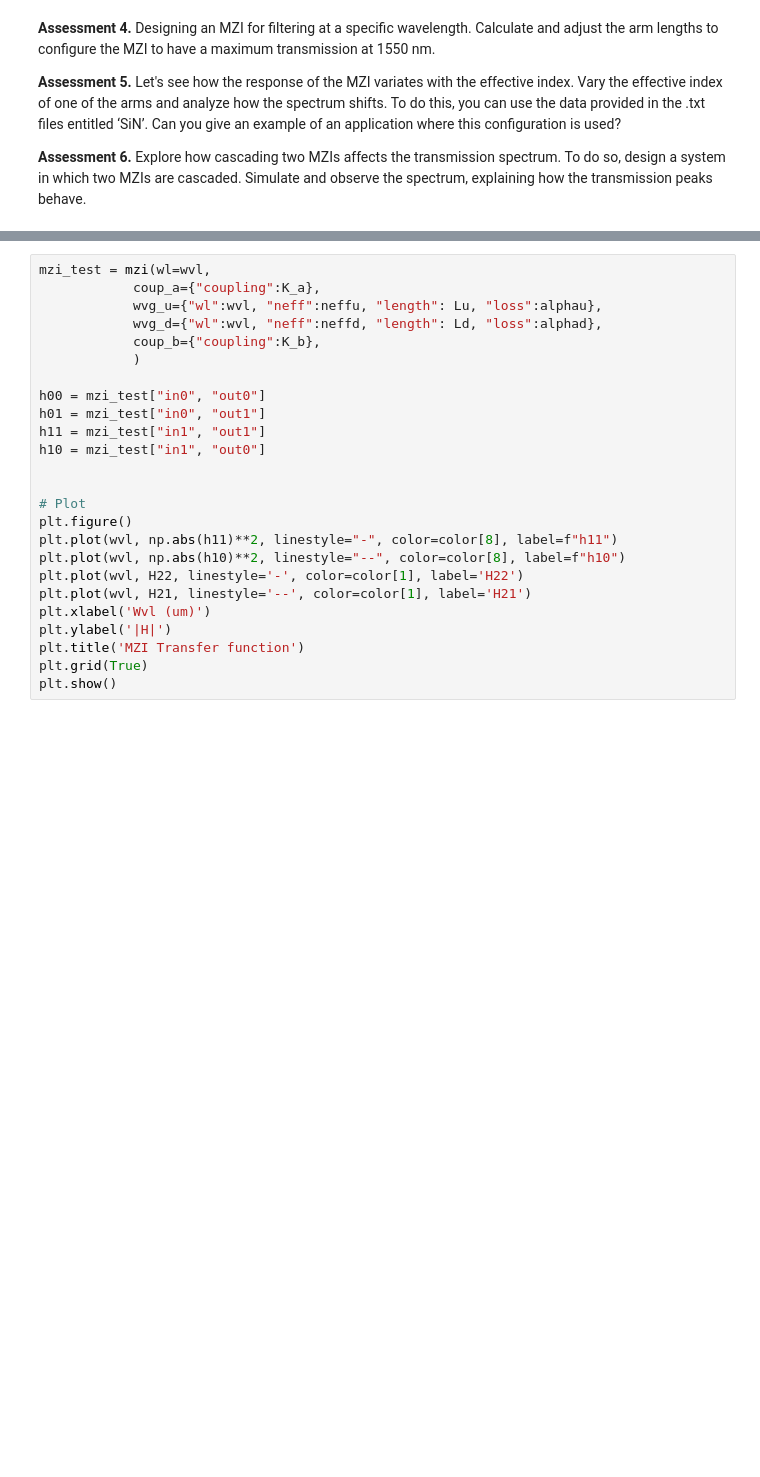
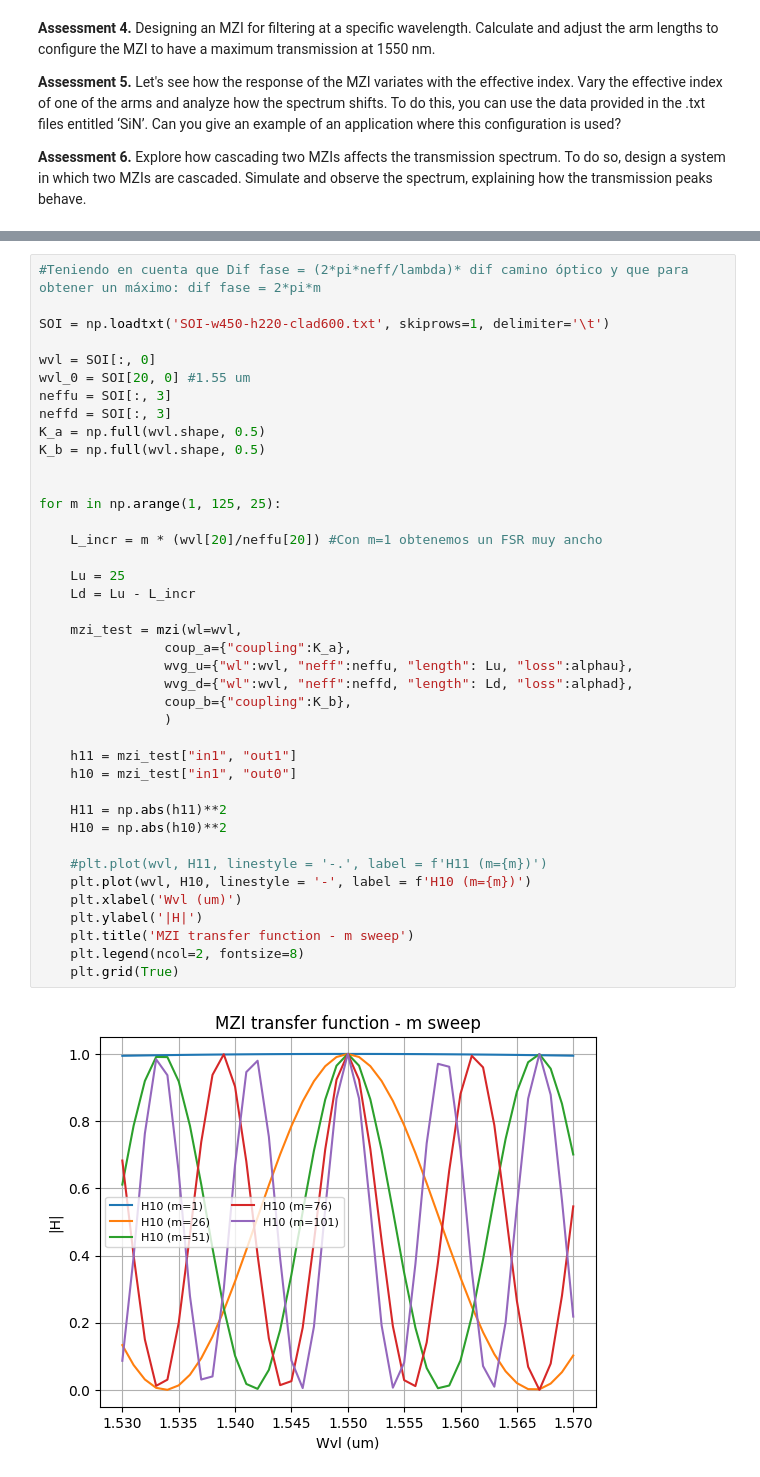
Before and after one commit to mromgar1/pic-upv-lab3, a Jupyter notebook: 30_INTERFEROMETERS_v2025_STUDENTS_UPDATE2.ipynb, the cells around one changed output, grey strips where cells are left out. Drawn from its saved outputs; the diff is of its cells as text; blank space fills up the shorter version.

```diff
--- a/30_INTERFEROMETERS_v2025_STUDENTS_UPDATE2.ipynb
+++ b/30_INTERFEROMETERS_v2025_STUDENTS_UPDATE2.ipynb
@@ -708,25 +708,42 @@ plt.show()
 # %%
-mzi_test = mzi(wl=wvl,
-            coup_a={"coupling":K_a},
-            wvg_u={"wl":wvl, "neff":neffu, "length": Lu, "loss":alphau},
-            wvg_d={"wl":wvl, "neff":neffd, "length": Ld, "loss":alphad},
-            coup_b={"coupling":K_b},
-            )
+#Teniendo en cuenta que Dif fase = (2*pi*neff/lambda)* dif camino óptico y que para obtener un máximo: dif fase = 2*pi*m
 
-h00 = mzi_test["in0", "out0"]
-h01 = mzi_test["in0", "out1"]
-h11 = mzi_test["in1", "out1"]
-h10 = mzi_test["in1", "out0"]
+SOI = np.loadtxt('SOI-w450-h220-clad600.txt', skiprows=1, delimiter='\t')
+
+wvl = SOI[:, 0]
+wvl_0 = SOI[20, 0] #1.55 um
+neffu = SOI[:, 3]
+neffd = SOI[:, 3]
+K_a = np.full(wvl.shape, 0.5)
+K_b = np.full(wvl.shape, 0.5)
 
 
-# Plot
-plt.figure()
-plt.plot(wvl, np.abs(h11)**2, linestyle="-", color=color[8], label=f"h11")
-plt.plot(wvl, np.abs(h10)**2, linestyle="--", color=color[8], label=f"h10")
-plt.plot(wvl, H22, linestyle='-', color=color[1], label='H22')
-plt.plot(wvl, H21, linestyle='--', color=color[1], label='H21')
-plt.xlabel('Wvl (um)')
-plt.ylabel('|H|')
-plt.title('MZI Transfer function')
-plt.grid(True)
-plt.show()
+for m in np.arange(1, 125, 25):
+
+    L_incr = m * (wvl[20]/neffu[20]) #Con m=1 obtenemos un FSR muy ancho
+
+    Lu = 25
+    Ld = Lu - L_incr
+
+    mzi_test = mzi(wl=wvl,
+                coup_a={"coupling":K_a},
+                wvg_u={"wl":wvl, "neff":neffu, "length": Lu, "loss":alphau},
+                wvg_d={"wl":wvl, "neff":neffd, "length": Ld, "loss":alphad},
+                coup_b={"coupling":K_b},
+                )
+
+    h11 = mzi_test["in1", "out1"]
+    h10 = mzi_test["in1", "out0"]
+
+    H11 = np.abs(h11)**2
+    H10 = np.abs(h10)**2
+
+    #plt.plot(wvl, H11, linestyle = '-.', label = f'H11 (m={m})')
+    plt.plot(wvl, H10, linestyle = '-', label = f'H10 (m={m})')
+    plt.xlabel('Wvl (um)')
+    plt.ylabel('|H|')
+    plt.title('MZI transfer function - m sweep')
+    plt.legend(ncol=2, fontsize=8)
+    plt.grid(True)
+# %% [output]
+[figure, added]
```
Also changed, not shown: parts of 5 cells of this notebook, 1 other file.
